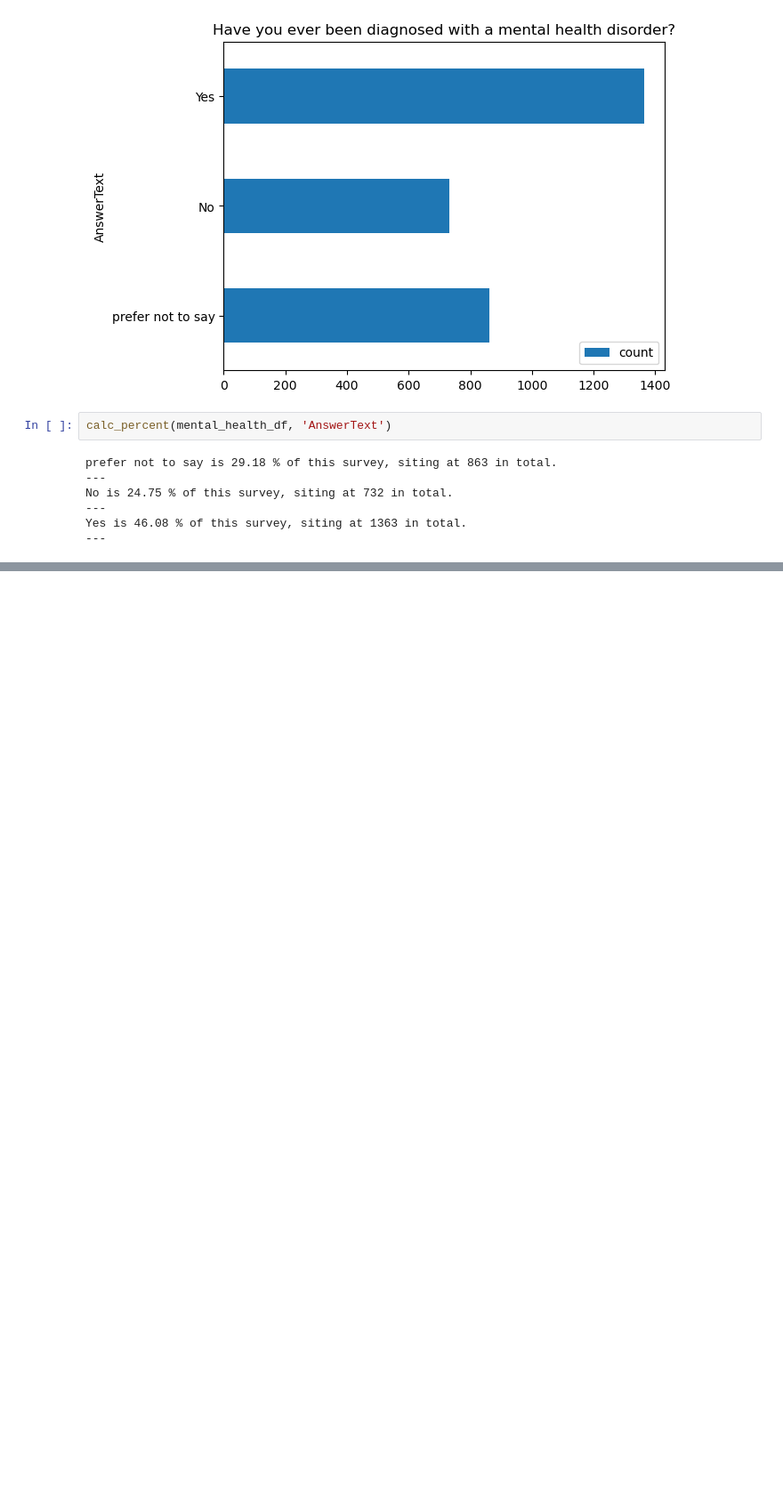
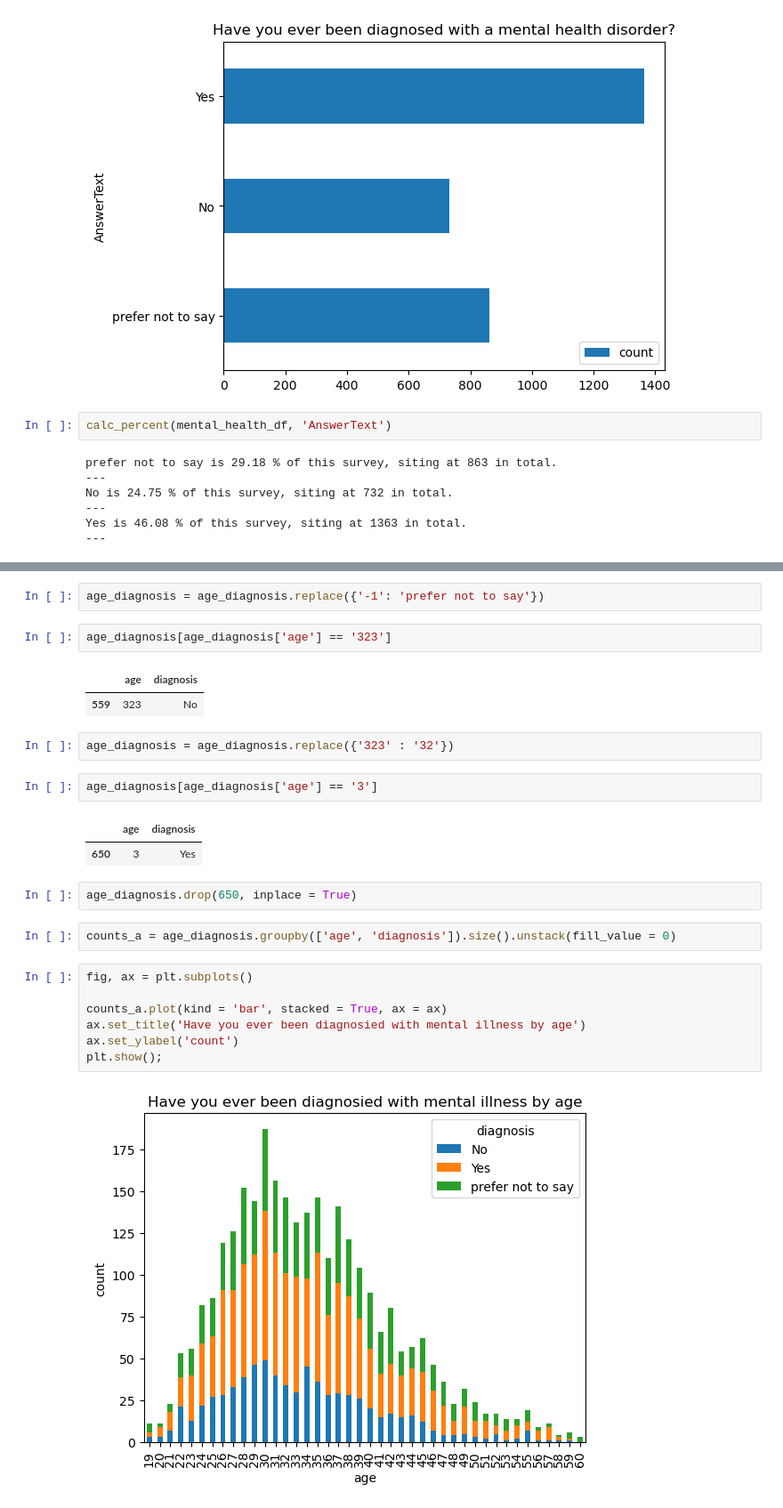
Before and after one commit to Djohnson1313/mental_health_sql, a Jupyter notebook: mental_health_analysis.ipynb, the cells around one changed output, grey strips where cells are left out. Shown at 89% size. Drawn from its saved outputs; the diff is of its cells as text; blank space fills up the shorter version.

```diff
--- a/mental_health_analysis.ipynb
+++ b/mental_health_analysis.ipynb
@@ -665,0 +707,27 @@ Yes is 46.08 % of this survey, siting at 1363 in total.
+# %%
+age_diagnosis = age_diagnosis.replace({'-1': 'prefer not to say'})
+# %%
+age_diagnosis[age_diagnosis['age'] == '323']
+# %% [output]
+|  | age | diagnosis |
+| 559 | 323 | No |
+# %%
+age_diagnosis = age_diagnosis.replace({'323' : '32'})
+# %%
+age_diagnosis[age_diagnosis['age'] == '3']
+# %% [output]
+|  | age | diagnosis |
+| 650 | 3 | Yes |
+# %%
+age_diagnosis.drop(650, inplace = True)
+# %%
+counts_a = age_diagnosis.groupby(['age', 'diagnosis']).size().unstack(fill_value = 0)
+# %%
+fig, ax = plt.subplots()
+
+counts_a.plot(kind = 'bar', stacked = True, ax = ax)
+ax.set_title('Have you ever been diagnosied with mental illness by age')
+ax.set_ylabel('count')
+plt.show();
+# %% [output]
+[figure, added]
```
Also changed, not shown: parts of 21 cells of this notebook.
